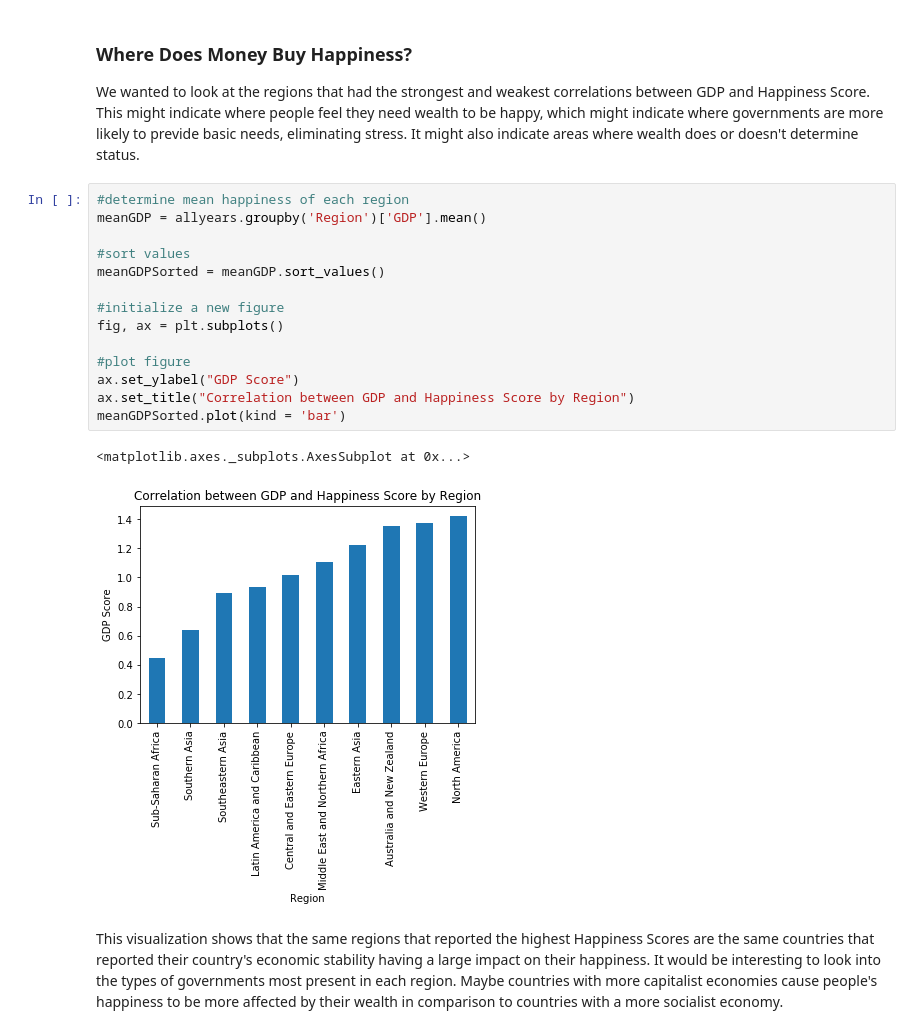
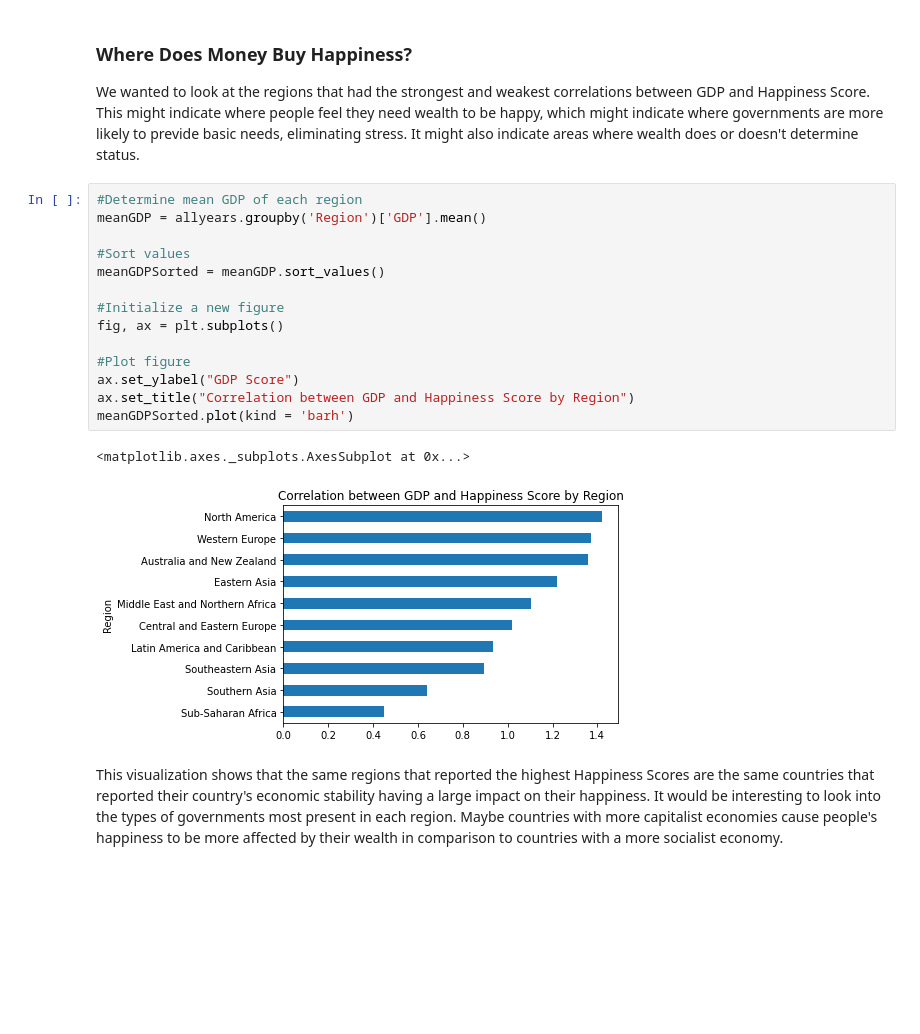
Before and after one commit to lsussman1/DataScienceTutorial, a Jupyter notebook: index.ipynb, the cells around one changed output. Cells and saved outputs as stored; diff of their text form; blank space fills up the shorter version.

```diff
--- a/index.ipynb
+++ b/index.ipynb
@@ -275,22 +355,22 @@ It's important to remember that the GDP variable does not designate each country
 ### Where Does Money Buy Happiness?
 We wanted to look at the regions that had the strongest and weakest correlations between GDP and Happiness Score. This might indicate where people feel they need wealth to be happy, which might indicate where governments are more likely to previde basic needs, eliminating stress. It might also indicate areas where wealth does or doesn't determine status.
 # %%
-#determine mean happiness of each region
+#Determine mean GDP of each region
 meanGDP = allyears.groupby('Region')['GDP'].mean()
 
-#sort values
+#Sort values
 meanGDPSorted = meanGDP.sort_values()
 
-#initialize a new figure
+#Initialize a new figure
 fig, ax = plt.subplots()
 
-#plot figure
+#Plot figure
 ax.set_ylabel("GDP Score")
 ax.set_title("Correlation between GDP and Happiness Score by Region")
-meanGDPSorted.plot(kind = 'bar')
+meanGDPSorted.plot(kind = 'barh')
 # %% [output]
 <matplotlib.axes._subplots.AxesSubplot at 0x...>
-[figure, old version]
+[figure, new version]
 # %% [markdown]
 This visualization shows that the same regions that reported the highest Happiness Scores are the same countries that reported their country's economic stability having a large impact on their happiness. It would be interesting to look into the types of governments most present in each region. Maybe countries with more capitalist economies cause people's happiness to be more affected by their wealth in comparison to countries with a more socialist economy.
 # %% [markdown]
```
Also changed, not shown: parts of 20 cells of this notebook.
